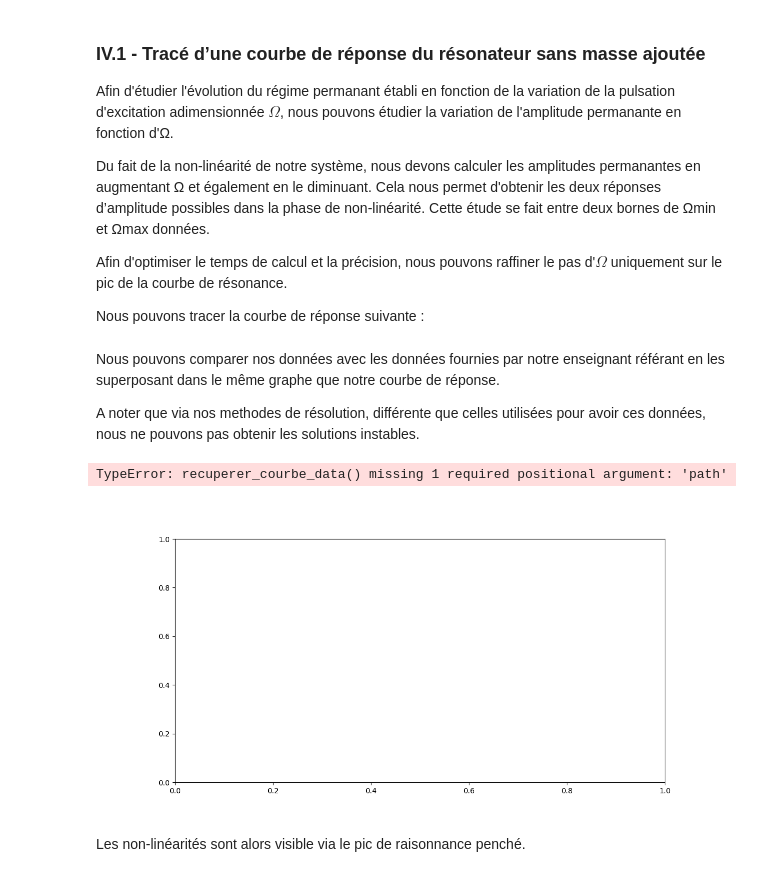
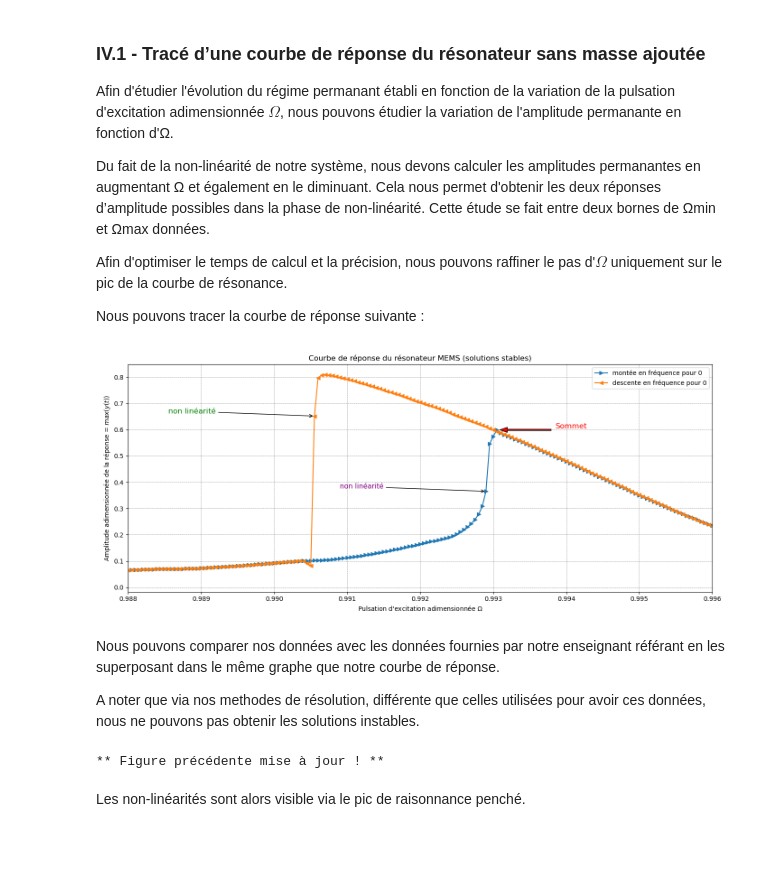
Before and after one commit to Marcsus26/P2i7-MEMS, a Jupyter notebook: jupyter-MEMS.ipynb, the cells around one changed output. Cells and saved outputs as stored; diff of their text form; code cells hidden in the pictures; blank space fills up the shorter version.

```diff
--- a/jupyter-MEMS.ipynb
+++ b/jupyter-MEMS.ipynb
@@ -230,27 +223,57 @@ Nous pouvons tracer la courbe de réponse suivante :
 # %%
 # courbe de reponse sans la courbe du prof + ttes les fleches qui montrent le sommet, les non lineairités,
 # en distinguant solution stables et instables (ds la courbe prof plus tard) + tracage dans le temps
+# Paramètres
+T, Vdc, Vac, omega0, M, C, K, d = nk.init_params()
+dOMEGAinit = 0.00005
+OMEGA_debut = 0.98
+OMEGA_fin = 1
+nb_pts_per = 50
+nb_per = 500
+
+# Calcul montée et descente
+OME, AMPL = nk.compute_response_curve(T, Vdc, Vac, omega0, M, C, K, OMEGA_debut, OMEGA_fin, dOMEGAinit, nb_pts_per, nb_per)
+OME2, AMPL2 = nk.compute_response_curve(T, Vdc, Vac, omega0, M, C, K, OMEGA_fin, OMEGA_debut, -dOMEGAinit, nb_pts_per, nb_per)
+
+fig, ax = plt.subplots(figsize=(14,6))
+nk.plot_response_curve(OME, AMPL, OME2, AMPL2, None, None, ax, tracer_data=False)
+
+# Flèche sur le sommet
+idx_max = np.argmax(AMPL)
+OMEGA_max = OME[idx_max][0]
+AMPL_max = AMPL[idx_max][0]
+ax.annotate('Sommet', xy=(OMEGA_max, AMPL_max), xytext=(OMEGA_max+0.0008, AMPL_max+0.005),
+            arrowprops=dict(facecolor='red', shrink=0.05, width=2, headwidth=8), color='red', fontsize=12)
+
+# Flèche zone non linéaire (exemple : là où la courbe penche)
+idx_nl = np.argmax(AMPL > (AMPL.max()*0.7))
+ax.annotate('non linéarité', xy=(OME[idx_nl-1][0], AMPL[idx_nl-1][0]), xytext=(OME[idx_nl-1][0]-0.002, AMPL[idx_nl-1][0]+0.01),
+            arrowprops=dict(facecolor='purple', arrowstyle='->'), color='purple', fontsize=11)
+
+diff_desc = np.diff(AMPL2.flatten())
+idx_saut_desc = np.argmin(diff_desc)
+OMEGA_saut_desc = OME2[idx_saut_desc][0]
+AMPL_saut_desc = AMPL2[idx_saut_desc][0]
+ax.annotate('non linéarité', xy=(OMEGA_saut_desc, AMPL_saut_desc),
+            xytext=(OMEGA_saut_desc-0.002, AMPL_saut_desc+0.01),
+            arrowprops=dict(facecolor='green', arrowstyle='->'), color='green', fontsize=12)
+
+ax.set_xlabel(r"Pulsation d'excitation adimensionnée $\Omega$")
+ax.set_title("Courbe de réponse du résonateur MEMS (solutions stables)")
+plt.tight_layout()
+plt.show()
+# %% [output]
+[figure, added]
 # %% [markdown]
 Nous pouvons comparer nos données avec les données fournies par notre enseignant référant en les superposant dans le même graphe que notre courbe de réponse.
 
 A noter que via nos methodes de résolution, différente que celles utilisées pour avoir ces données, nous ne pouvons pas obtenir les solutions instables.
 # %%
-#code qui permet de tracer la courbe de reponse du prof sur la précédente dans la même figure, avec les legendes etc.
+OMEGA_data, AMPL_data = nk.recuperer_courbe_data('Courbes de réponse/courbe_reference.txt')
+ax.plot(OMEGA_data, AMPL_data, color='green', marker='o', label='Courbe de référence')
+print('\n** Figure précédente mise à jour ! **\n')
+# %% [output]
+** Figure précédente mise à jour ! **
-# %%
-fig, ax = plt.subplots(figsize = (12,6))
-
-dOMEGAinit = 0.0001
-OMEGA_debut = 0.98
-OMEGA_fin = 1.1
-OMEGA_data, AMPL_data = nk.recuperer_courbe_data()
-
-OME, AMPL = nk.compute_response_curve(T, Vdc, Vac, omega0, M, C, K, OMEGA_debut, OMEGA_fin, dOMEGAinit, nb_pts_per, nb_per, tolerance=0.00001)
-OME2, AMPL2 = nk.compute_response_curve(T, Vdc, Vac, omega0, M, C, K, OMEGA_fin, OMEGA_debut, -dOMEGAinit, nb_pts_per, nb_per, tolerance=0.00001)
-
-plot = nk.plot_response_curve(OME, AMPL, OME2, AMPL2, OMEGA_data, AMPL_data, ax, deltam=0, tracer_data=True)
-# %% [output]
-TypeError: recuperer_courbe_data() missing 1 required positional argument: 'path'
-[figure, removed]
 # %% [markdown]
 Les non-linéarités sont alors visible via le pic de raisonnance penché.
 # %% [markdown]
```
Also changed, not shown: parts of 6 cells of this notebook, 8 other files.
